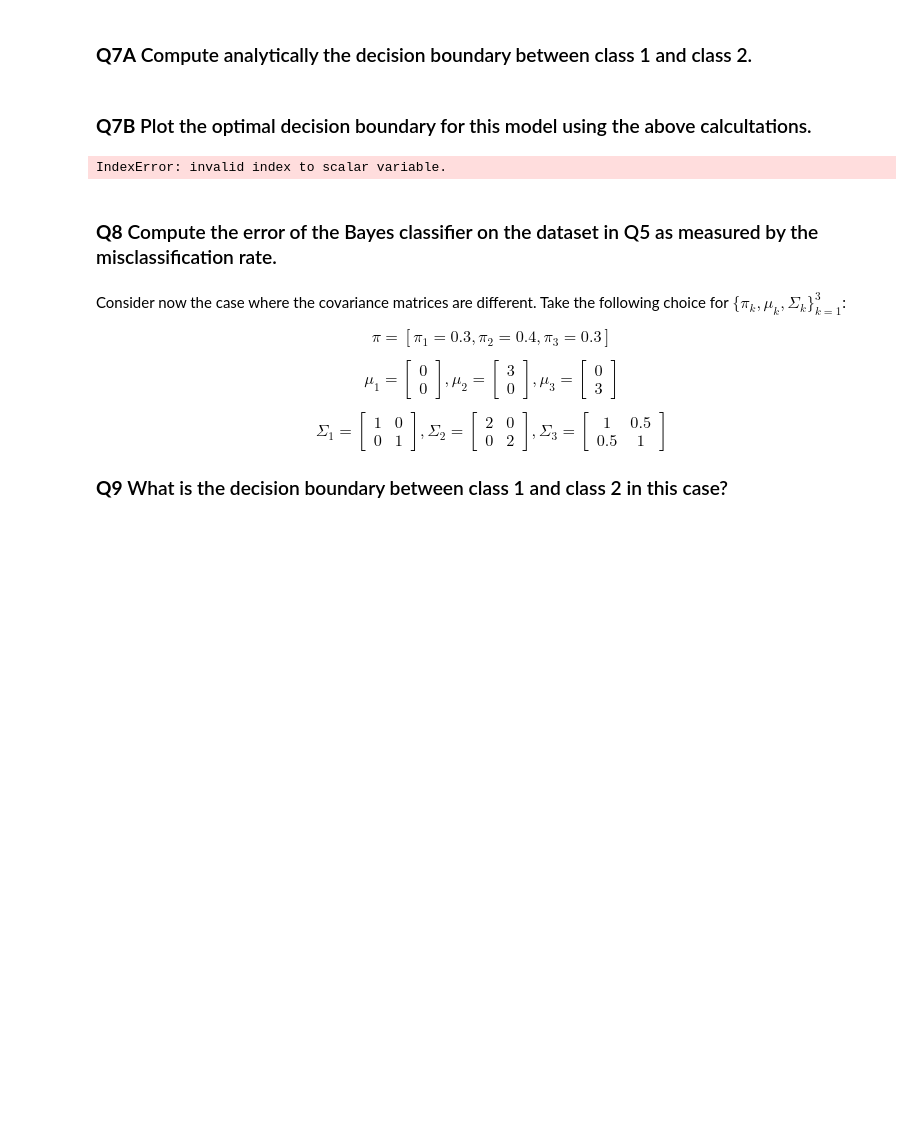
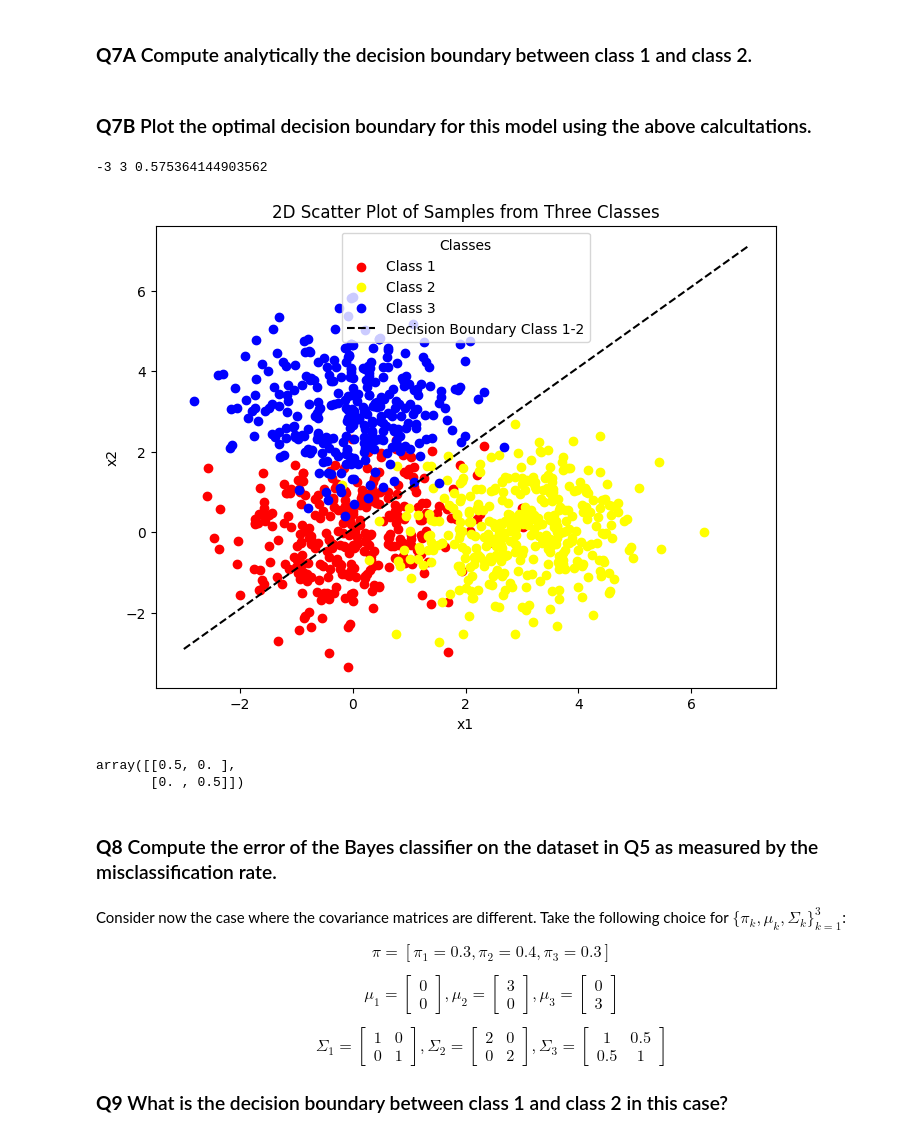
Before and after one commit to AleCardinale/Fundamentals-Inference-Learning, a Jupyter notebook: HW2/hw2_theory.ipynb, the cells around one changed output. Cells and saved outputs as stored; diff of their text form; code cells hidden in the pictures; blank space fills up the shorter version.

```diff
--- a/HW2/hw2_theory.ipynb
+++ b/HW2/hw2_theory.ipynb
@@ -141,24 +131,49 @@ def decision_boundary(samples, mean_1, mean_2, cov_1, cov_2, pi_1, pi_2):
+# %%
+def decision_boundary(mean_1, mean_2, pi_1, pi_2):
+
+    q = np.dot(mean_2, mean_2) - np.dot(mean_1, mean_1) + 2*np.log(pi_1/pi_2)
+    a = mean_2[0] - mean_1[0]
+    b = mean_2[1] - mean_1[1]
+    if a == 0:
+        x2 = np.ones(100) * q / (2*b)
+        x1 = np.linspace(-3, 7, 100)
+        return x1, x2
+    if b == 0:
+        x1 = np.ones(100) * q / (2*a)
+        x2 = np.linspace(-3, 7, 100)
+        return x1, x2
+    print(a, b, q)
+    x1 = np.linspace(-3, 7)
+    x2 = ((q/2) - a*x1) / b
+    return x1, x2
 # %%
 samples_c1 = sample_x(1, mean_vector, covariance_vector, 100)
 samples_c2 = sample_x(2, mean_vector, covariance_vector, 100)
 samples_c3 = sample_x(3, mean_vector, covariance_vector, 100)
 
-x1, x2 = decision_boundary( np.concatenate((samples_c1, samples_c2), 0), mean_vector[0], mean_vector[1],  covariance_vector[0], covariance_vector[0], pi_vector[0], pi_vector[1])
+x1, x2 = decision_boundary( mean_vector[1], mean_vector[2], pi_vector[1], pi_vector[2])
 plt.figure(figsize=(8, 6))
 boundary = 1.595
 colors = {0: 'red', 1: 'yellow', 2: 'blue'}
 for ck in np.unique(c):
     plt.scatter(X[c == ck, 0], X[c == ck, 1],
                 color=colors[ck], label=f'Class {ck+1}')
 # plt.axvline(x=boundary, linestyle='--', color='black', label='Decision Boundary Class 1-2')
 plt.plot(x1, x2, linestyle='--', color='black', label='Decision Boundary Class 1-2')
 plt.xlabel('x1')
 plt.ylabel('x2')
 plt.title('2D Scatter Plot of Samples from Three Classes')
 plt.legend(title="Classes")
 plt.show()
 # %% [output]
-IndexError: invalid index to scalar variable.
+-3 3 0.575364144903562
+[figure, added]
+# %%
+E = 2*np.eye(2)
+np.linalg.inv(E)
+# %% [output]
+array([[0.5, 0. ],
+       [0. , 0.5]])
 # %% [markdown]
 ### **Q8** Compute the error of the Bayes classifier on the dataset in Q5 as measured by the misclassification rate.
 # %% [markdown]
```
Also changed, not shown: parts of 1 cell of this notebook.
